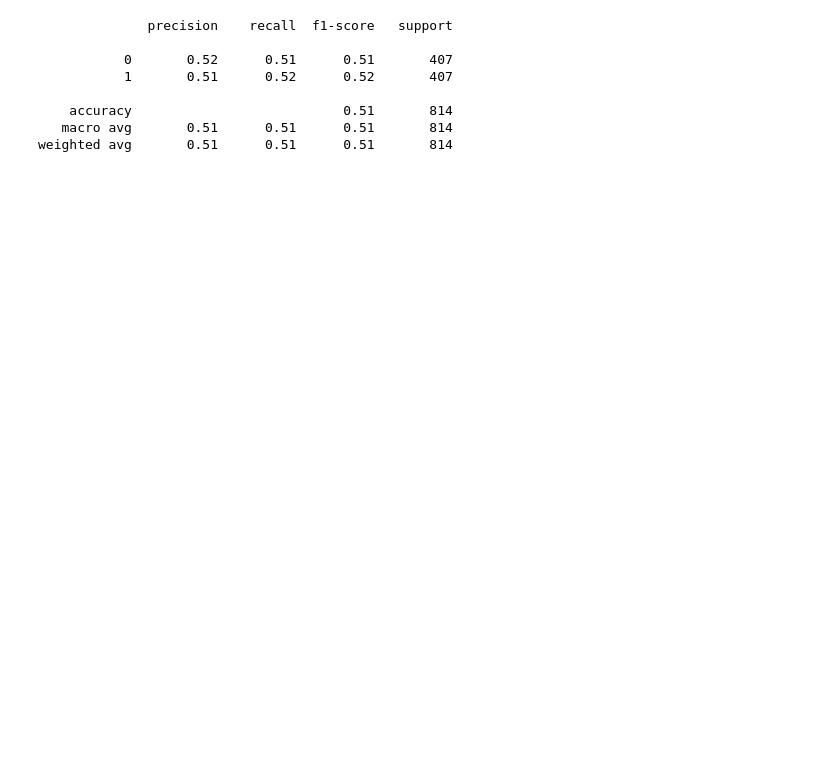
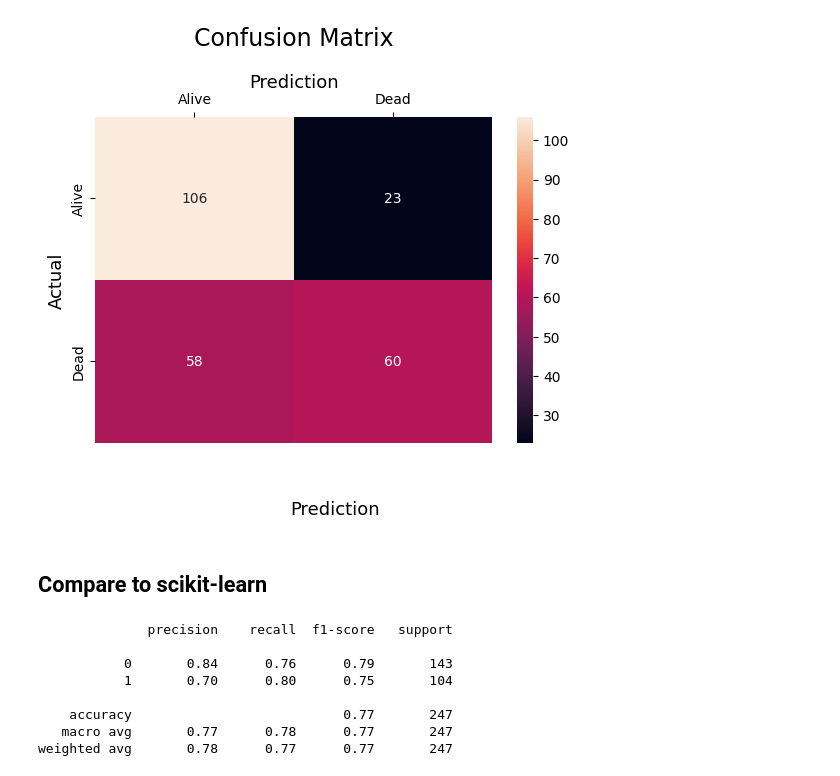
Before and after one commit to Kittonn/intro-to-ml-and-dl-project, a Jupyter notebook: supervised_classifications/random_forest.ipynb, the cells around one changed output. Saved outputs shown, nothing was run; the diff lists cells and outputs as text; code cells hidden in the pictures; blank space fills up the shorter version.

Commit message:
feat: change dataset and add eval for random forest

```diff
--- a/supervised_classifications/random_forest.ipynb
+++ b/supervised_classifications/random_forest.ipynb
@@ -339,0 +381,10 @@ x_train, x_test, y_train, y_test = train_test_split(
+# %%
+# train test split
+X_train, X_test, y_train, y_test = train_test_split(
+    X, y, test_size=0.2, random_state=42
+)
+
+alive_count = (y_test == 0).sum()
+dead_count = (y_test == 1).sum()
+
+print(f"number of alive patients: {alive_count}\nnumber of dead patients: {dead_count}")
@@ -339,0 +417,5 @@ x_train, x_test, y_train, y_test = train_test_split(
+# %%
+rf = RandomForestClassifierFromScratch(n_trees=n_estimators, criterion=criterion)
+# rf = RandomForestClassifierFromScratch(n_trees=n_estimators, min_sample_split=min_samples_split, max_depth=max_depth, criterion=criterion)
+rf.fit(X_train, y_train)
+y_pred = rf.predict(X_test.to_numpy())
@@ -350,21 +447,39 @@ accuracy_score(y_test, sc_rf_pred)
+# %%
+# Confusion matrix
+cm = confusion_matrix(y_test, y_pred)
+
+# 0 is alive and 1 is dead
+sns.heatmap(
+    cm,
+    annot=True,
+    fmt="g",
+    xticklabels=["Alive", "Dead"],
+    yticklabels=["Alive", "Dead"],
+)
+plt.ylabel("Actual", fontsize=13)
+plt.title("Confusion Matrix", fontsize=17, pad=20)
+plt.gca().xaxis.set_label_position("top")
+plt.xlabel("Prediction", fontsize=13)
+plt.gca().xaxis.tick_top()
+
+plt.gca().figure.subplots_adjust(bottom=0.2)
+plt.gca().figure.text(0.5, 0.05, "Prediction", ha="center", fontsize=13)
+plt.show()
+# %% [output]
+[figure, added]
+# %% [markdown]
+## Compare to scikit-learn
 # %%
 from sklearn.ensemble import RandomForestClassifier
-from sklearn.metrics import classification_report
 
-Model_RF=RandomForestClassifier()
-
-def predict(model):
-    model.fit(x_train,y_train)
-    model.predict(x_test)
-    print(classification_report(model.predict(x_test),y_test))
-
+Model_RF = RandomForestClassifier()
 predict(Model_RF)
 # %% [output]
               precision    recall  f1-score   support
 
-           0       0.52      0.51      0.51       407
-           1       0.51      0.52      0.52       407
+           0       0.84      0.76      0.79       143
+           1       0.70      0.80      0.75       104
 
-    accuracy                           0.51       814
-   macro avg       0.51      0.51      0.51       814
-weighted avg       0.51      0.51      0.51       814
+    accuracy                           0.77       247
+   macro avg       0.77      0.78      0.77       247
+weighted avg       0.78      0.77      0.77       247
```
Also changed, not shown: parts of 15 cells of this notebook, 3 other files.
